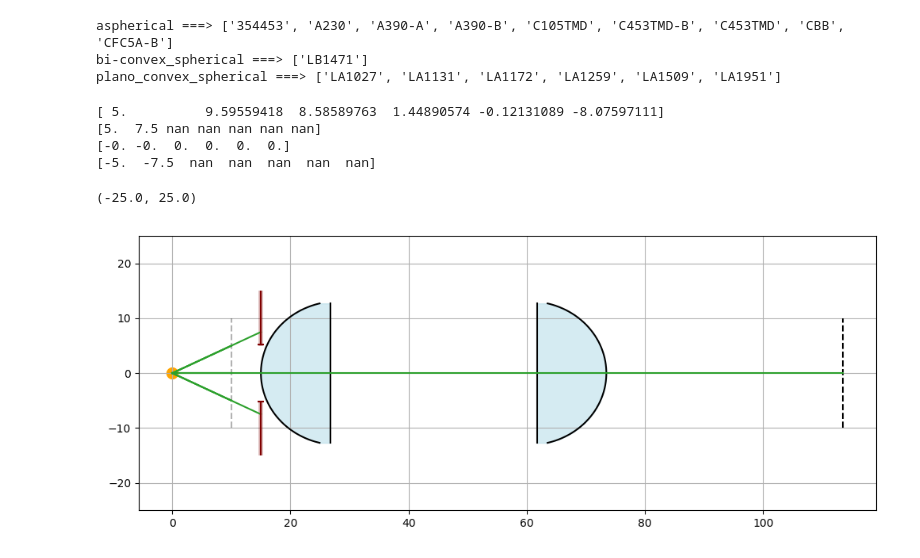
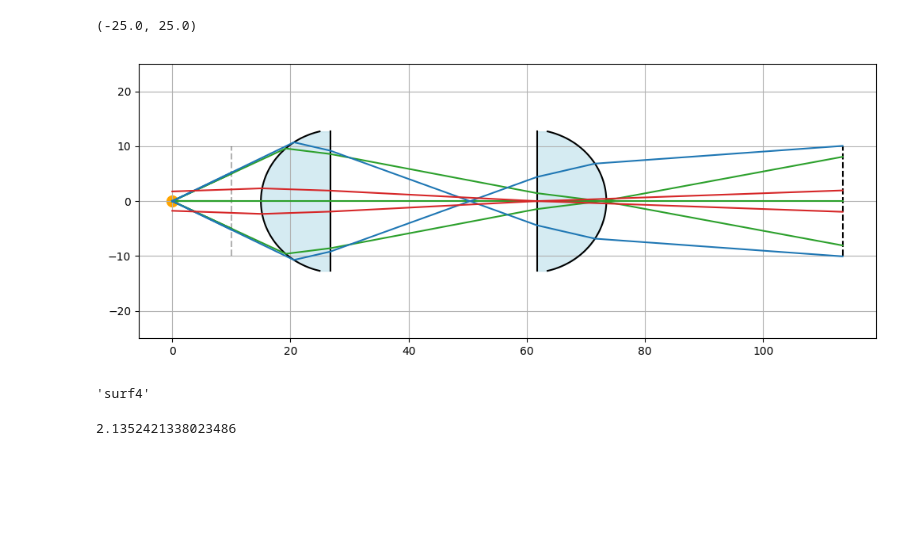
Before and after one commit to mshamdan/Ray, a Jupyter notebook: Example.ipynb, the cells around one changed output. Cells and saved outputs as stored; diff of their text form; code cells hidden in the pictures; blank space fills up the shorter version.

```diff
--- a/Example.ipynb
+++ b/Example.ipynb
@@ -63,6 +17,0 @@ ax.set_ylim(-4,4)
-# %%
-RT.All_Lenses_Printing()
-# %% [output]
-aspherical ===> ['354453', 'A230', 'A390-A', 'A390-B', 'C105TMD', 'C453TMD-B', 'C453TMD', 'CBB', 'CFC5A-B']
-bi-convex_spherical ===> ['LB1471']
-plano_convex_spherical ===> ['LA1027', 'LA1131', 'LA1172', 'LA1259', 'LA1509', 'LA1951']
@@ -96,24 +18,53 @@ RT.set_Stop(5, 2)
+# %%
+wl= 1
+r= 5
+dist=10
+dist_after= 100
+R=50
+t=6
+ap= 20
+t_ast=5
+object_height=2*0
+reverse=False
+RT= RayTracing(object_height=object_height, wl_um=wl,beam_radius=r, Obj_2_Ent_tickness=dist,Ent_thickness=t_ast)
+
+RT.add_Lens_ZMX('LA1951', thickness_after=35, reverse=reverse)
+RT.add_Lens_ZMX('LA1951', thickness_after=40, reverse= not reverse)
+
+# RT.set_Stop(1.5, 1)
+RT.set_Stop(1.5, 2)
+# RT.set_Stop(1.5, 3)
+# RT.set_Stop(1.5, 4)
 # %%
 fig,ax= plt.subplots(figsize=(10,4), tight_layout=True)
 
+lens_layout=True
+ST_Active=False
+show_obj= True
+xscale='linear'
+yscale='linear'
 
-fig,ax, Results= RT.Plot_System(fig,ax, 3, show_reference=False, ST_Active=True, show_obj= True,xscale='linear', yscale='linear',
+fig,ax, Results= RT.Plot_System(fig,ax, 3,ST_Active=ST_Active, show_obj= show_obj,xscale=xscale, yscale=yscale,
                                 solver= 'default',ray_color='tab:green', lens_layout=True)
 
-# fig,ax, Results= RT.Plot_System(fig,ax, 4, show_reference=False, ST_Active=True, show_obj= True,xscale='linear', yscale='linear',
-#                                 solver= 'marginal',ray_color='tab:blue', lens_layout=True, marginal_ang_tol=1e-8)
+fig,ax, Results= RT.Plot_System(fig,ax, 4,  ST_Active=ST_Active, show_obj= show_obj,xscale=xscale, yscale=yscale,
+                                solver= 'marginal',ray_color='tab:blue', lens_layout= not lens_layout, marginal_ang_tol=1e-8)
 
-# fig,ax, Results= RT.Plot_System(fig,ax, 4, show_reference=False, ST_Active=True, show_obj= True,xscale='linear', yscale='linear',
-                                # solver= 'chief',ray_color='tab:red', lens_layout=True, marginal_ang_tol=1e-8, FOV_deg=5, chief_guess=0)
+fig,ax, Results= RT.Plot_System(fig,ax, 4, ST_Active=ST_Active, show_obj= show_obj,xscale=xscale, yscale=yscale,
+                                solver= 'chief',ray_color='tab:red', lens_layout= not lens_layout, marginal_ang_tol=1e-8, FOV_deg=10, chief_guess=0)
 
-# fig,ax, Results= RT.Plot_System(fig,ax, 1, show_reference=False, ST_Active=False, show_obj= True,xscale='linear', yscale='linear',
-# solver= 'arbitrary',ray_color='tab:red', lens_layout=False, u_rad=0.4811285642570484, h_obj= 0) #u_rad= 0.08217798084502662+1e-3, h_obj=0)
+# fig,ax, Results= RT.Plot_System(fig,ax, 1, ST_Active=False, show_obj= True,xscale='linear', yscale='linear',
+# solver= 'arbitrary',ray_color='orange', lens_layout=False, y_mm=5.21, h_obj= 0) #u_rad= 0.08217798084502662+1e-3, h_obj=0)
 
 ax.set_ylim(-25,25)
 # %% [output]
-[ 5.          9.59559418  8.58589763  1.44890574 -0.12131089 -8.07597111]
-[5.  7.5 nan nan nan nan nan]
-[-0. -0.  0.  0.  0.  0.]
-[-5.  -7.5  nan  nan  nan  nan  nan]
+(-25.0, 25.0)
-(-25.0, 25.0)
-[figure, old version]
+[figure, new version]
+# %%
+RT.AST_surface
+# %% [output]
+'surf4'
+# %%
+RT.y_chief
+# %% [output]
+2.1352421338023486
```
Also changed, not shown: parts of 2 cells of this notebook.
